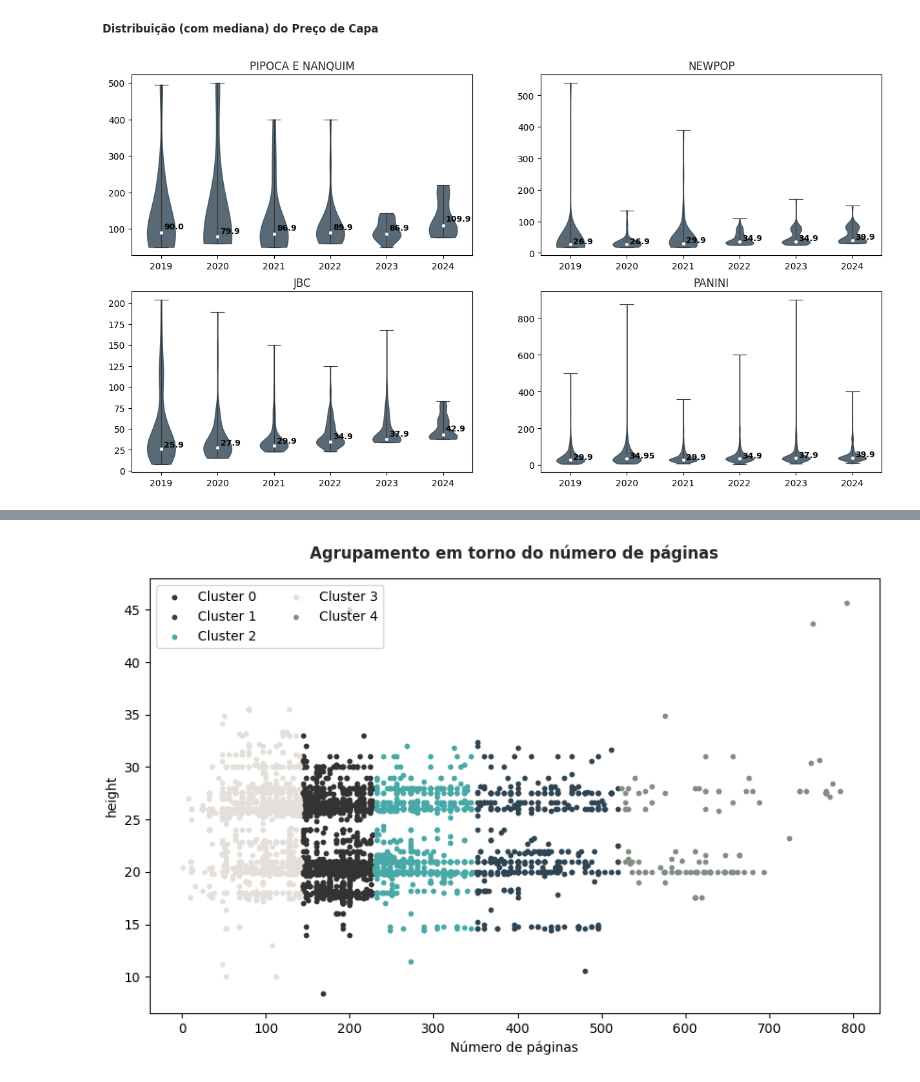
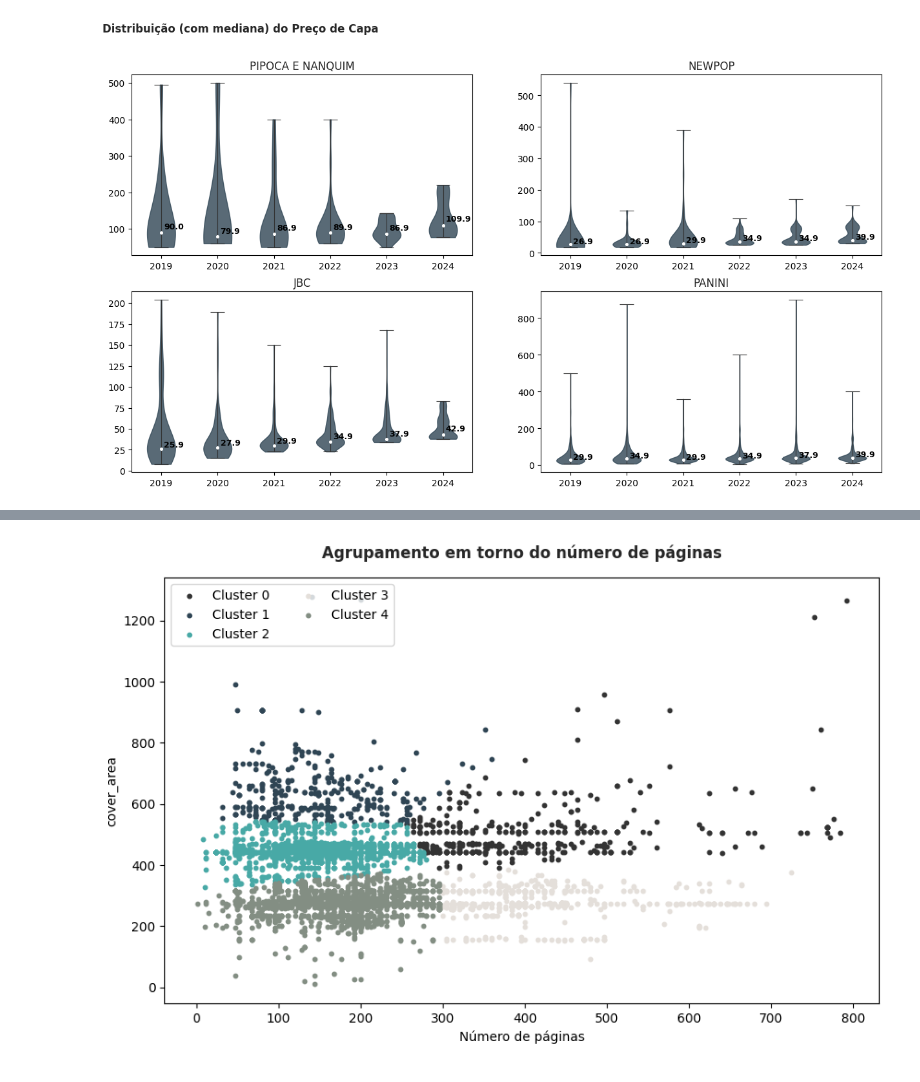
Before and after one commit to BrunoSantosPK/some_analysis, a Jupyter notebook: notebooks/analysis_hq_prices.ipynb, the cells around one changed output, grey strips where cells are left out. Saved outputs shown, nothing was run; the diff lists cells and outputs as text; code cells hidden in the pictures.

Commit message:
blocos de analise de numero de paginas, area de capa e definicao de configuracao de cluster

```diff
--- a/notebooks/analysis_hq_prices.ipynb
+++ b/notebooks/analysis_hq_prices.ipynb
@@ -180,0 +365,43 @@ plt.show()
+# %%
+colors = ["#333333", "#2F4554", "#48A9A6", "#E4DFDA", "#838E83", "#D4B483"]
+cluster_range = [2, 3, 4, 5]
+variables_combination = [
+    ["pages", "height", "width"],
+    ["pages", "height"],
+    ["pages", "width"],
+    ["pages", "cover_area"],
+    #["pages", "height", "width"]
+]
+
+# Cria a configuração básica dos gráficos
+ax: List[List[Axes]]
+fig, ax = plt.subplots(2, 2, figsize=(17, 12))
+fig.suptitle("Situações de Agrupamento", color="#272727", weight=800, ha="left", x=0.095)
+axes = [ax[0][0], ax[0][1], ax[1][0], ax[1][1]]
+
+# Percorre as configurações
+for j in range(0, len(variables_combination)):
+    combination = variables_combination[j]
+    axs = axes[j]
+
+    n_clusters = 5
+    clustering = KMeans(n_clusters=n_clusters, init="k-means++")
+
+    clustering.fit(dataset[combination].values)
+    columns = combination
+    if len(columns) != 2:
+        columns = ["pages", "height"]
+
+    dataset["cluster"] = clustering.predict(dataset[combination].values)
+    for i in range(0, n_clusters):
+        subset = dataset.loc[dataset["cluster"] == i]
+        x = subset[columns[0]].values
+        y = subset[columns[1]].values
+
+        axs.scatter(x, y, s=10, c=colors[i], label=f"Cluster {i}")
+        axs.set_xlabel("Número de páginas")
+        axs.set_ylabel("height")
+        axs.legend(loc="upper left", ncols=n_clusters // 2)
+        axs.set_title(f"Combinação com {', '.join(combination)}")
+
+plt.show()
@@ -181,31 +410,31 @@ plt.show()
 # %%
 # Criação dos clusters
 n_clusters = 5
-columns = ["pages", "height"]
+columns = ["pages", "cover_area"]
 colors = ["#333333", "#2F4554", "#48A9A6", "#E4DFDA", "#838E83", "#D4B483"]
 clustering = KMeans(n_clusters=n_clusters, init="k-means++")
 
 clustering.fit(dataset[columns].values)
 dataset["len_cluster"] = clustering.predict(dataset[columns].values)
 
 # Visualização gráfica dos dados
 plt.figure(figsize=(10, 6))
 ax = plt.subplot(111)
 
 for i in range(0, n_clusters):
     subset = dataset.loc[dataset.len_cluster == i]
     x = subset[columns[0]].values
     y = subset[columns[1]].values
     ax.scatter(x, y, s=10, c=colors[i], label=f"Cluster {i}")
 
     ax.set_xlabel("Número de páginas")
     ax.set_ylabel(columns[1])
 
 ax.legend(loc="upper left", ncols=n_clusters // 2)
 ax.set_title("Agrupamento em torno do número de páginas", color="#272727", fontdict={"fontweight": 800}, loc="center", pad=15)
 plt.show()
 # %% [output]
-[figure, old version]
+[figure, new version]
 # %%
 dataset.head()
 # %% [output]
```
Also changed, not shown: parts of 17 cells of this notebook, 1 other file.
